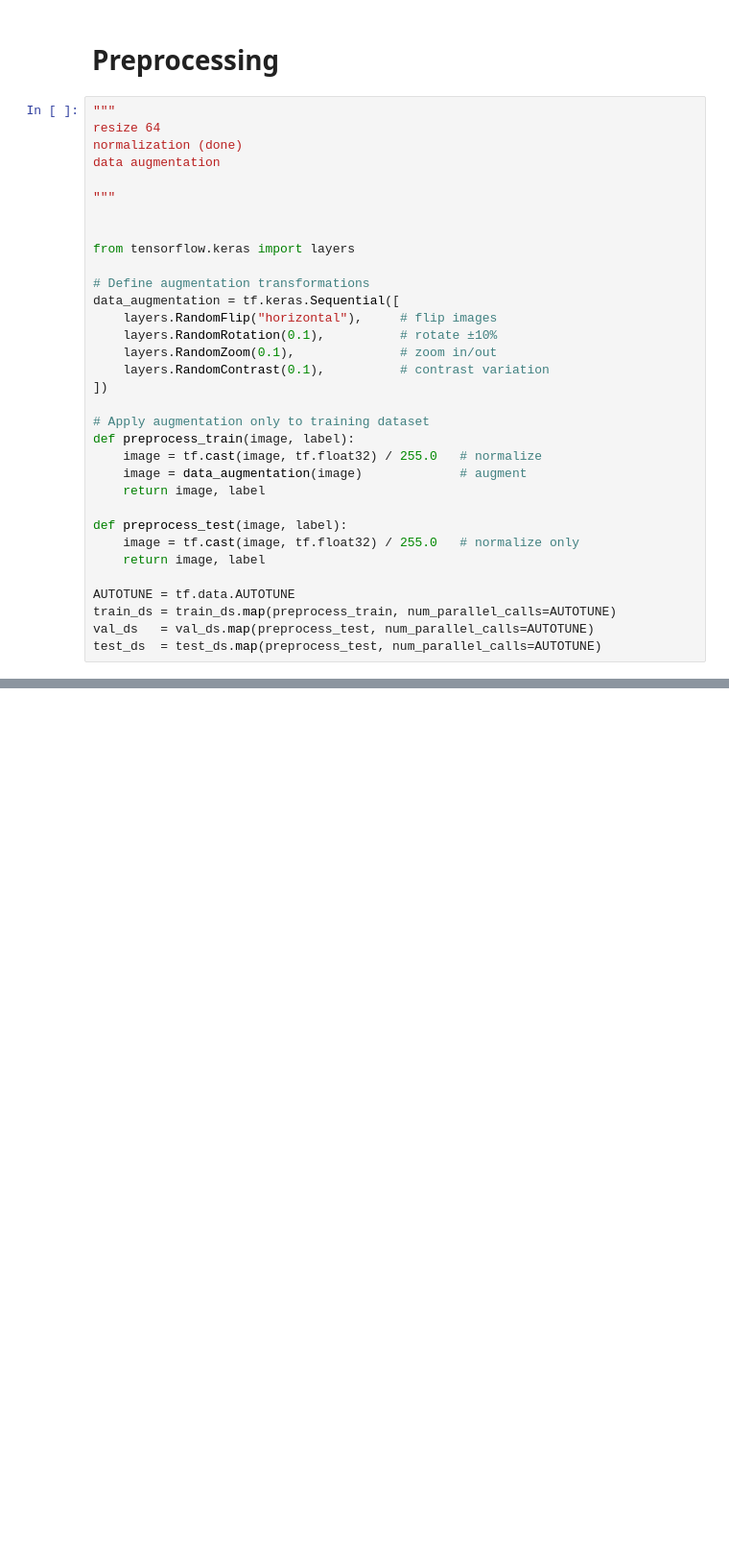
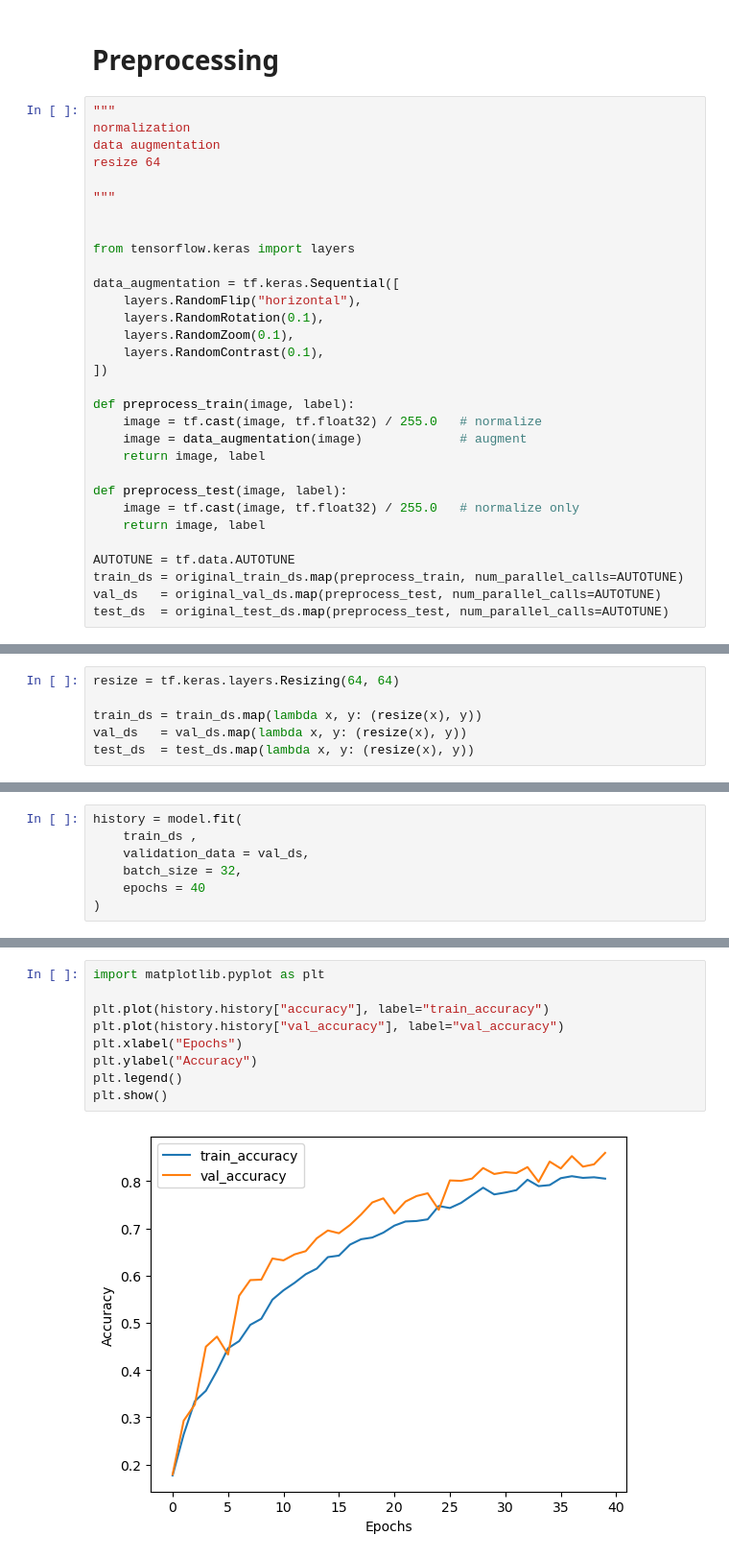
Before and after one commit to mariemomar/Teeth-Disease-Classification-, a Jupyter notebook: main.ipynb, the cells around one changed output, grey strips where cells are left out. Shown at 96% size. Saved outputs shown, nothing was run; the diff lists cells and outputs as text; blank space fills up the shorter version.

Commit message:
best accuracy 84%

```diff
--- a/main.ipynb
+++ b/main.ipynb
@@ -43,24 +43,22 @@ Class names: ['CaS', 'CoS', 'Gum', 'MC', 'OC', 'OLP', 'OT']
 # Preprocessing
 # %%
 """
+normalization
+data augmentation
 resize 64
-normalization (done)
-data augmentation
 
 """
 
 
 from tensorflow.keras import layers
 
-# Define augmentation transformations
 data_augmentation = tf.keras.Sequential([
-    layers.RandomFlip("horizontal"),     # flip images
-    layers.RandomRotation(0.1),          # rotate ±10%
-    layers.RandomZoom(0.1),              # zoom in/out
-    layers.RandomContrast(0.1),          # contrast variation
+    layers.RandomFlip("horizontal"),
+    layers.RandomRotation(0.1),
+    layers.RandomZoom(0.1),
+    layers.RandomContrast(0.1),
 ])
 
-# Apply augmentation only to training dataset
 def preprocess_train(image, label):
     image = tf.cast(image, tf.float32) / 255.0   # normalize
     image = data_augmentation(image)             # augment
@@ -71,6 +69,6 @@ def preprocess_test(image, label):
     return image, label
 
 AUTOTUNE = tf.data.AUTOTUNE
-train_ds = train_ds.map(preprocess_train, num_parallel_calls=AUTOTUNE)
-val_ds   = val_ds.map(preprocess_test, num_parallel_calls=AUTOTUNE)
-test_ds  = test_ds.map(preprocess_test, num_parallel_calls=AUTOTUNE)
+train_ds = original_train_ds.map(preprocess_train, num_parallel_calls=AUTOTUNE)
+val_ds   = original_val_ds.map(preprocess_test, num_parallel_calls=AUTOTUNE)
+test_ds  = original_test_ds.map(preprocess_test, num_parallel_calls=AUTOTUNE)
@@ -92,0 +123,6 @@ Clipping input data to the valid range for imshow with RGB data ([0..1] for floa
+# %%
+resize = tf.keras.layers.Resizing(64, 64)
+
+train_ds = train_ds.map(lambda x, y: (resize(x), y))
+val_ds   = val_ds.map(lambda x, y: (resize(x), y))
+test_ds  = test_ds.map(lambda x, y: (resize(x), y))
@@ -92,0 +195,7 @@ Clipping input data to the valid range for imshow with RGB data ([0..1] for floa
+# %%
+history = model.fit(
+    train_ds ,
+    validation_data = val_ds,
+    batch_size = 32,
+    epochs = 40
+)
@@ -92,0 +220,11 @@ Clipping input data to the valid range for imshow with RGB data ([0..1] for floa
+# %%
+import matplotlib.pyplot as plt
+
+plt.plot(history.history["accuracy"], label="train_accuracy")
+plt.plot(history.history["val_accuracy"], label="val_accuracy")
+plt.xlabel("Epochs")
+plt.ylabel("Accuracy")
+plt.legend()
+plt.show()
+# %% [output]
+[figure, added]
```
Also changed, not shown: parts of 9 cells of this notebook.
